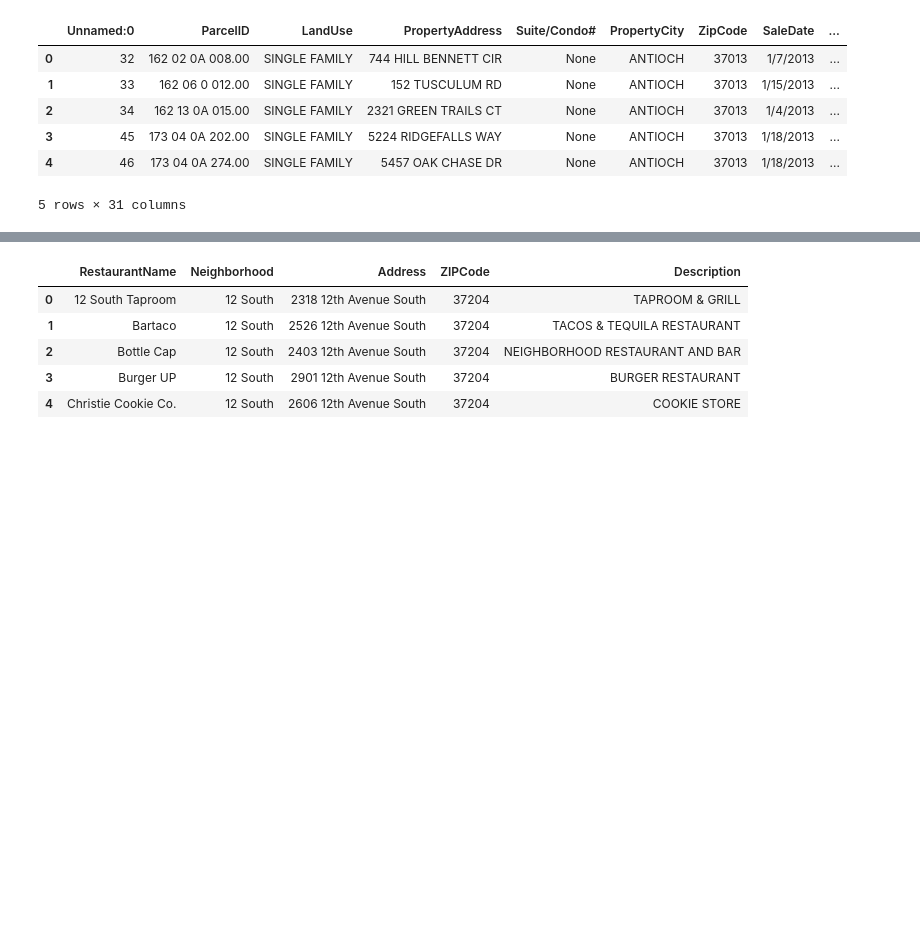
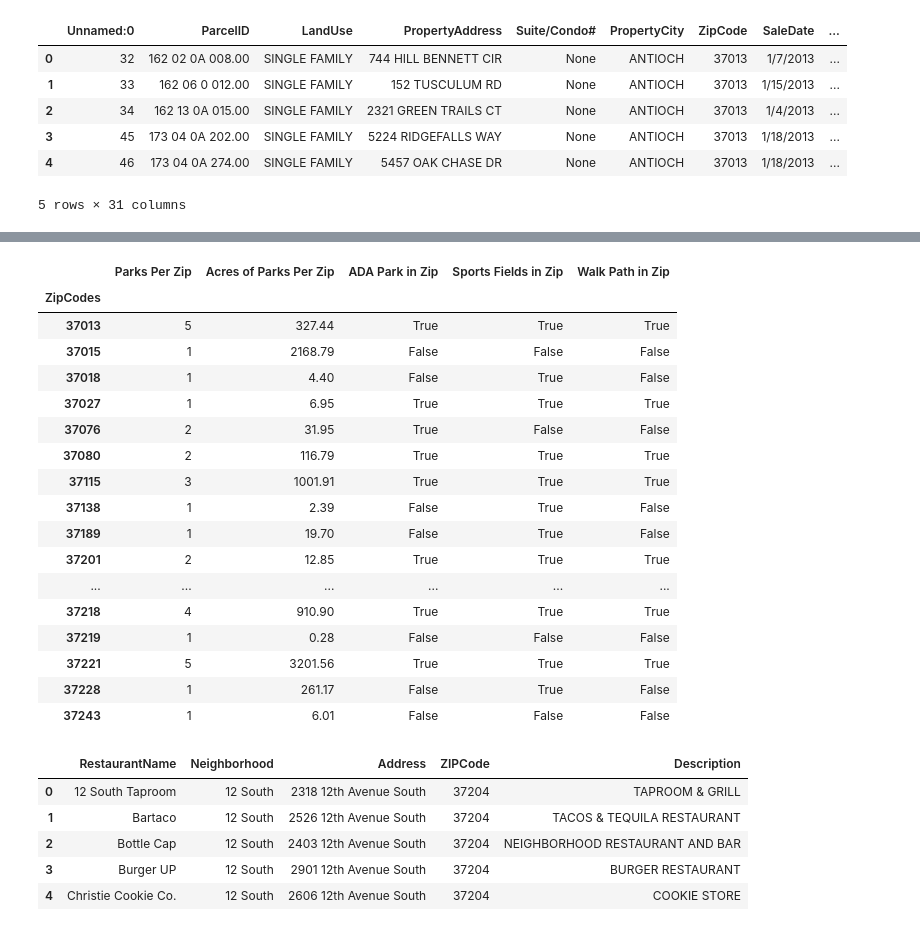
Before and after one commit to JoyRichardson/Living-in-Nashville, a Jupyter notebook: Machine_Learning_Model.ipynb, the cells around one changed output, grey strips where cells are left out. Cells and saved outputs as stored; diff of their text form; code cells hidden in the pictures; blank space fills up the shorter version.

```diff
--- a/Machine_Learning_Model.ipynb
+++ b/Machine_Learning_Model.ipynb
@@ -50 +106,52 @@ parks_df.head()
+# %%
+#Create list for whether any of the sports lists contain true in each zip
+sports_list = []
+for row in sports_tuples:
+    if True in row:
+        sports_list.append(True)
+    else: sports_list.append(False)
+
+sports_list
+# %%
+#group by zip code and find if there is a yes in ADA column
+
+ada_list_per_zip = parks_df.groupby('ZipCodes')['ADAAccessible'].apply(list)
+ada_per_zip = []
+for code in ada_list_per_zip:
+    if True in code:
+        ada_per_zip.append(True)
+    else: ada_per_zip.append(False)
+ada_per_zip
+# %%
+# Create parks per zip code variable
+parks_per_zip = parks_df.groupby('ZipCodes').size()
+parks_per_zip
+# %%
+# Create variable for total acres of parks per zip code
+acres_per_zip = parks_df.groupby('ZipCodes').sum()['Acres']
+acres_per_zip
+# %%
+#Create new DataFrame with created variables
+parks_new_tuples = list(zip(parks_per_zip, acres_per_zip, ada_per_zip, sports_list, walk_per_zip))
+parks_new_df = pd.DataFrame(parks_new_tuples, columns=["Parks Per Zip", "Acres of Parks Per Zip", "ADA Park in Zip", "Sports Fields in Zip", "Walk Path in Zip"], index=parks_per_zip.index)
+parks_new_df
+# %% [output]
+|  | Parks Per Zip | Acres of Parks Per Zip | ADA Park in Zip | Sports Fields in Zip | Walk Path in Zip |
+| ZipCodes |  |  |  |  |  |
+| 37013 | 5 | 327.44 | True | True | True |
+| 37015 | 1 | 2168.79 | False | False | False |
+| 37018 | 1 | 4.40 | False | True | False |
+| 37027 | 1 | 6.95 | True | True | True |
+| 37076 | 2 | 31.95 | True | False | False |
+| 37080 | 2 | 116.79 | True | True | True |
+| 37115 | 3 | 1001.91 | True | True | True |
+| 37138 | 1 | 2.39 | False | True | False |
+| 37189 | 1 | 19.70 | False | True | False |
+| 37201 | 2 | 12.85 | True | True | True |
+| ... | ... | ... | ... | ... | ... |
+| 37218 | 4 | 910.90 | True | True | True |
+| 37219 | 1 | 0.28 | False | False | False |
+| 37221 | 5 | 3201.56 | True | True | True |
+| 37228 | 1 | 261.17 | False | True | False |
+| 37243 | 1 | 6.01 | False | False | False |
 # %%
```
Also changed, not shown: parts of 9 cells of this notebook.
